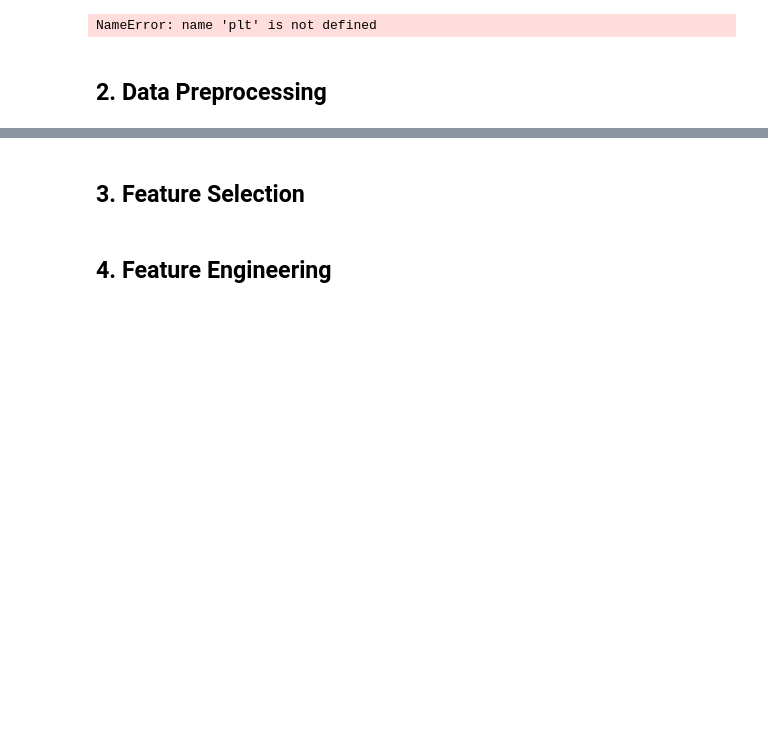
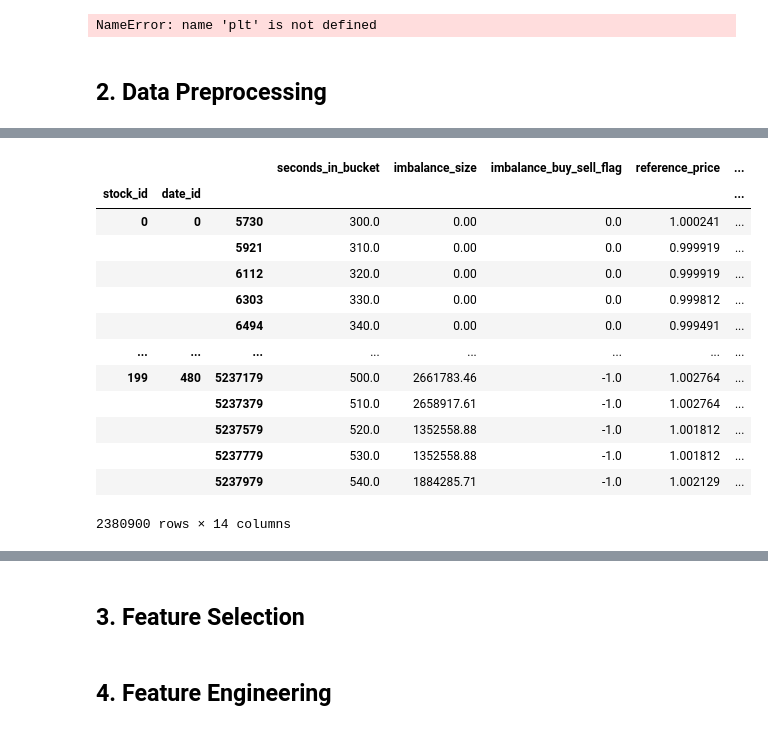
Before and after one commit to tfranza/optiver, a Jupyter notebook: Data_analysis.ipynb, the cells around one changed output, grey strips where cells are left out. Saved outputs shown, nothing was run; the diff lists cells and outputs as text; code cells hidden in the pictures; blank space fills up the shorter version.

```diff
--- a/Data_analysis.ipynb
+++ b/Data_analysis.ipynb
@@ -67,0 +186,17 @@ df_5_9_min.groupby(['stock_id', 'date_id']).apply(lambda s: s.interpolate())
+# %%
+df_5_9_filled
+# %% [output]
+|  |  |  | seconds_in_bucket | imbalance_size | imbalance_buy_sell_flag | reference_price | ... |
+| stock_id | date_id |  |  |  |  |  | ... |
+| 0 | 0 | 5730 | 300.0 | 0.00 | 0.0 | 1.000241 | ... |
+|  |  | 5921 | 310.0 | 0.00 | 0.0 | 0.999919 | ... |
+|  |  | 6112 | 320.0 | 0.00 | 0.0 | 0.999919 | ... |
+|  |  | 6303 | 330.0 | 0.00 | 0.0 | 0.999812 | ... |
+|  |  | 6494 | 340.0 | 0.00 | 0.0 | 0.999491 | ... |
+| ... | ... | ... | ... | ... | ... | ... | ... |
+| 199 | 480 | 5237179 | 500.0 | 2661783.46 | -1.0 | 1.002764 | ... |
+|  |  | 5237379 | 510.0 | 2658917.61 | -1.0 | 1.002764 | ... |
+|  |  | 5237579 | 520.0 | 1352558.88 | -1.0 | 1.001812 | ... |
+|  |  | 5237779 | 530.0 | 1352558.88 | -1.0 | 1.001812 | ... |
+|  |  | 5237979 | 540.0 | 1884285.71 | -1.0 | 1.002129 | ... |
+2380900 rows × 14 columns
```
Also changed, not shown: parts of 22 cells of this notebook.
